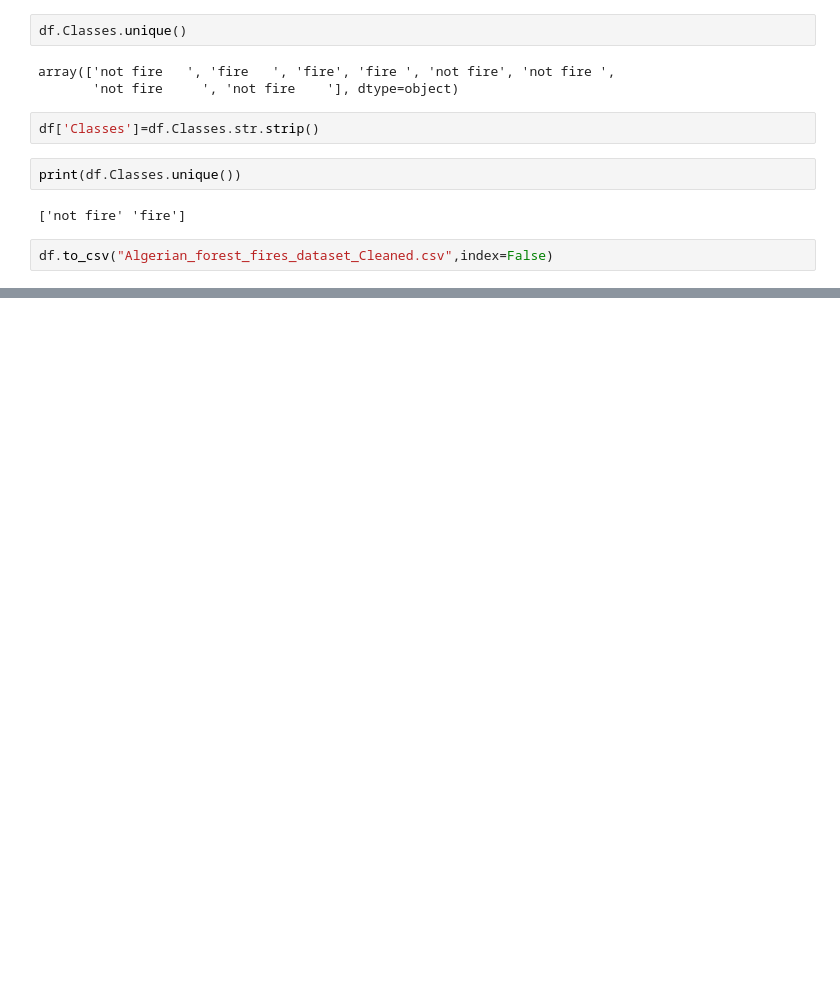
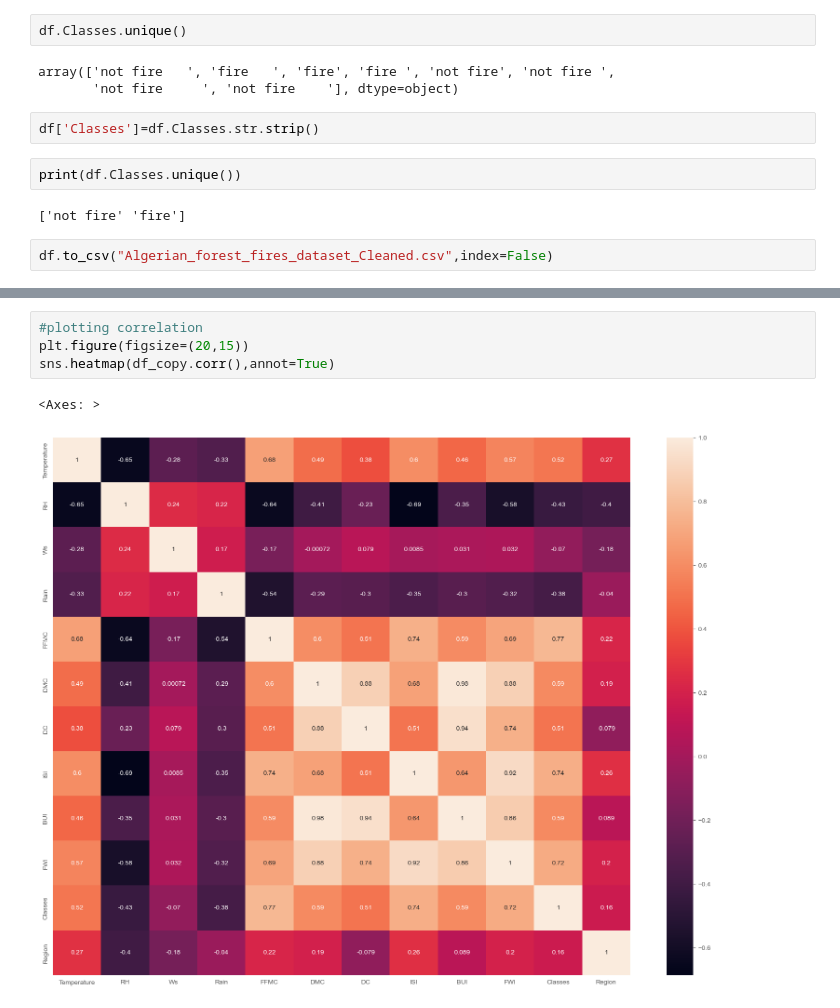
Before and after one commit to JhaSarvjeet/Machine-learning, a Jupyter notebook: 022 Ridge Lassso Elastic Regression/01_ridge_Lasso_Maxnet.ipynb, the cells around one changed output, grey strips where cells are left out. Saved outputs shown, nothing was run; the diff lists cells and outputs as text; blank space fills up the shorter version.

```diff
--- a/022 Ridge Lassso Elastic Regression/01_ridge_Lasso_Maxnet.ipynb
+++ b/022 Ridge Lassso Elastic Regression/01_ridge_Lasso_Maxnet.ipynb
@@ -280,0 +421,7 @@ df.to_csv("Algerian_forest_fires_dataset_Cleaned.csv",index=False)
+# %%
+#plotting correlation
+plt.figure(figsize=(20,15))
+sns.heatmap(df_copy.corr(),annot=True)
+# %% [output]
+<Axes: >
+[figure, added]
```
Also changed, not shown: parts of 24 cells of this notebook.
